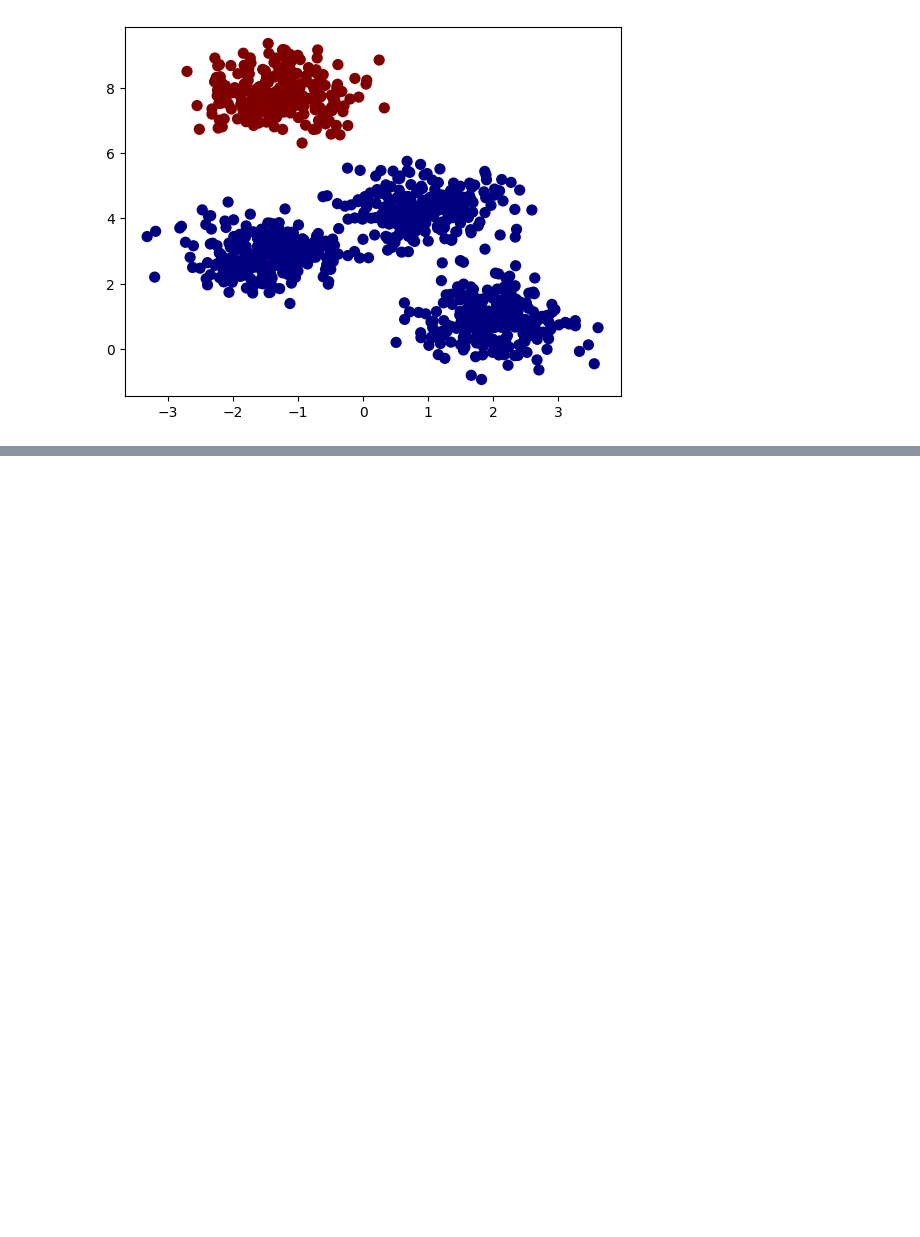
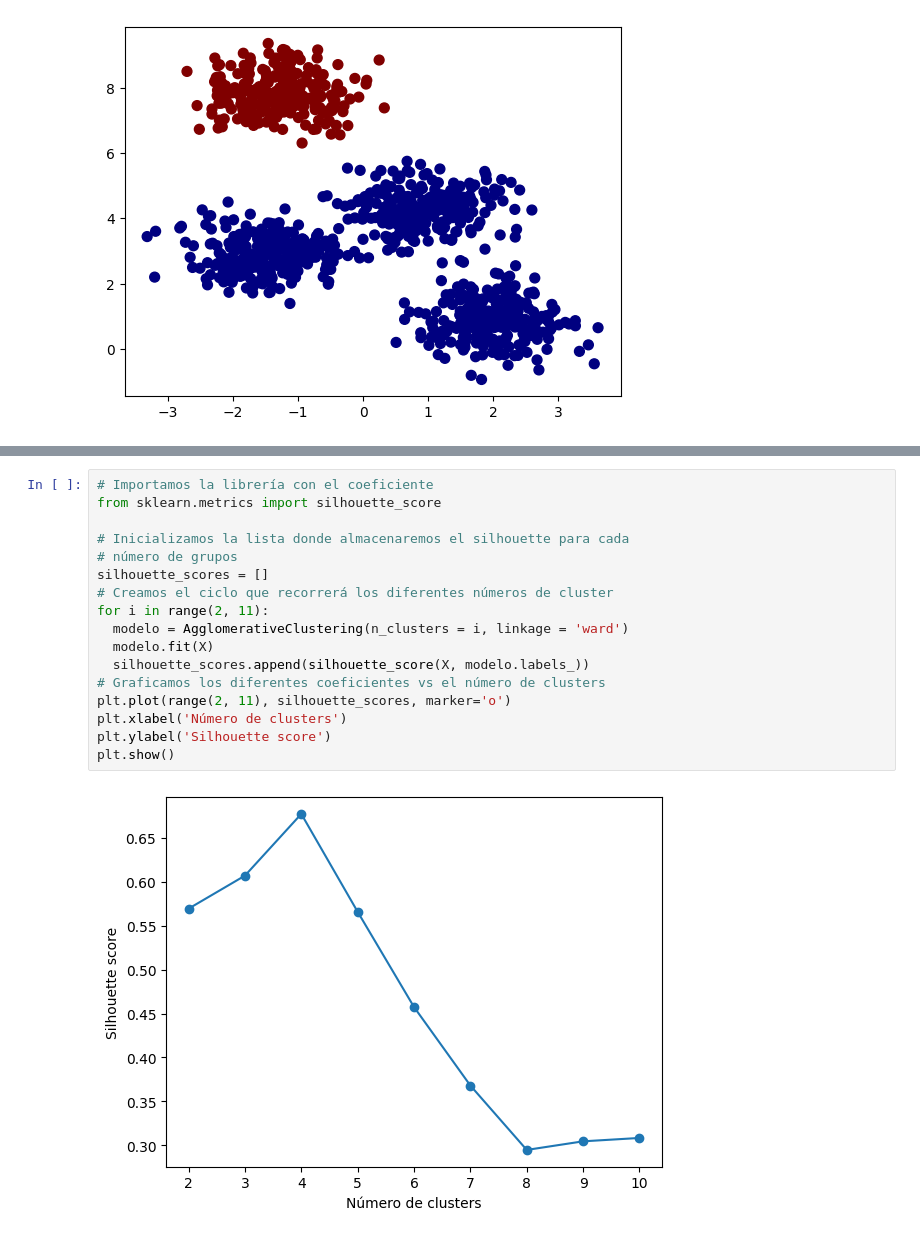
Before and after one commit to EAFIT-BI/Business-Analytics---2025-I, a Jupyter notebook: Clustering_jerárquico.ipynb, the cells around one changed output, grey strips where cells are left out. Saved outputs shown, nothing was run; the diff lists cells and outputs as text; blank space fills up the shorter version.

```diff
--- a/Clustering_jerárquico.ipynb
+++ b/Clustering_jerárquico.ipynb
@@ -69,0 +74,19 @@ plt.show()
+# %%
+# Importamos la librería con el coeficiente
+from sklearn.metrics import silhouette_score
+
+# Inicializamos la lista donde almacenaremos el silhouette para cada
+# número de grupos
+silhouette_scores = []
+# Creamos el ciclo que recorrerá los diferentes números de cluster
+for i in range(2, 11):
+  modelo = AgglomerativeClustering(n_clusters = i, linkage = 'ward')
+  modelo.fit(X)
+  silhouette_scores.append(silhouette_score(X, modelo.labels_))
+# Graficamos los diferentes coeficientes vs el número de clusters
+plt.plot(range(2, 11), silhouette_scores, marker='o')
+plt.xlabel('Número de clusters')
+plt.ylabel('Silhouette score')
+plt.show()
+# %% [output]
+[figure, added]
```
Also changed, not shown: parts of 2 cells of this notebook.
